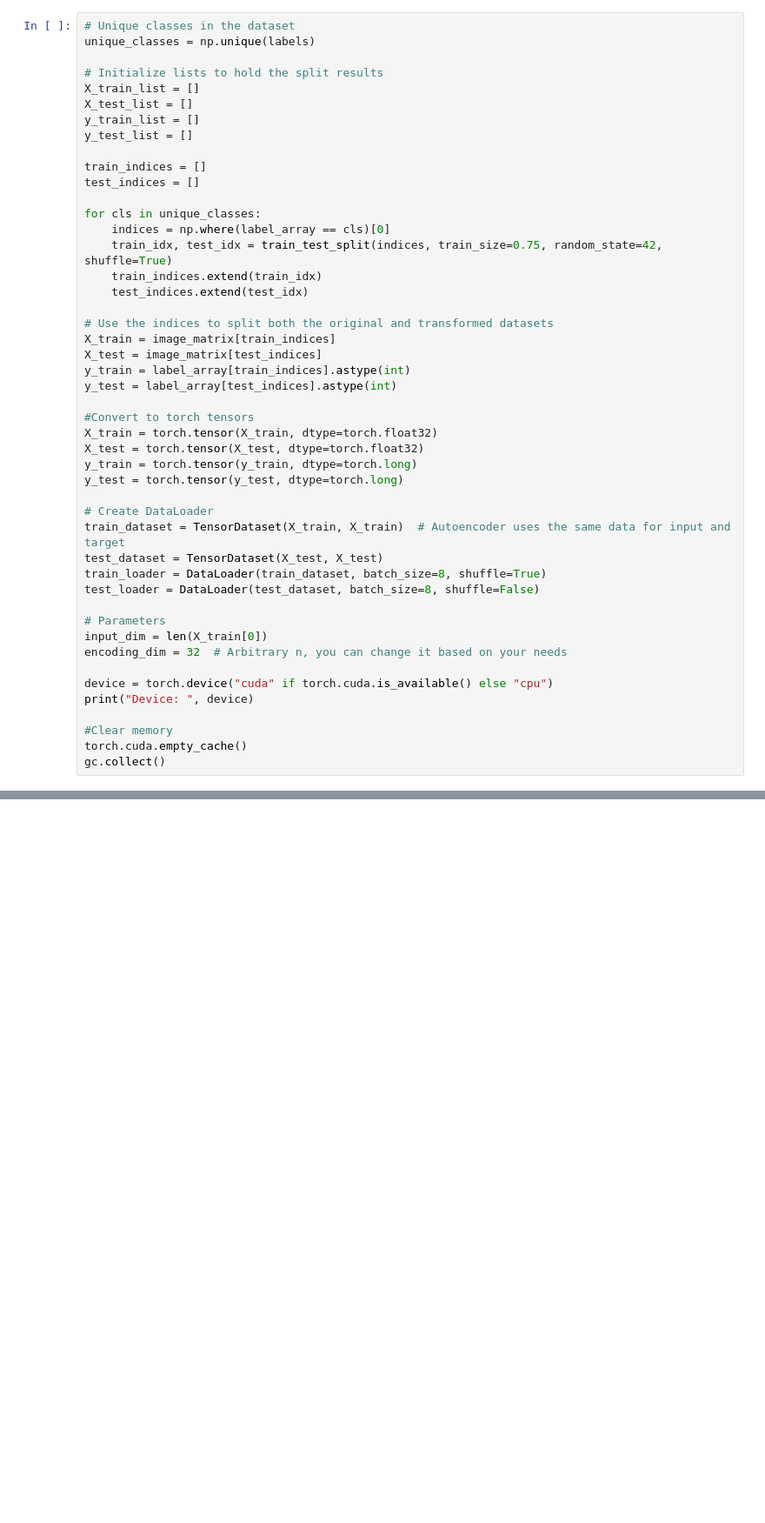
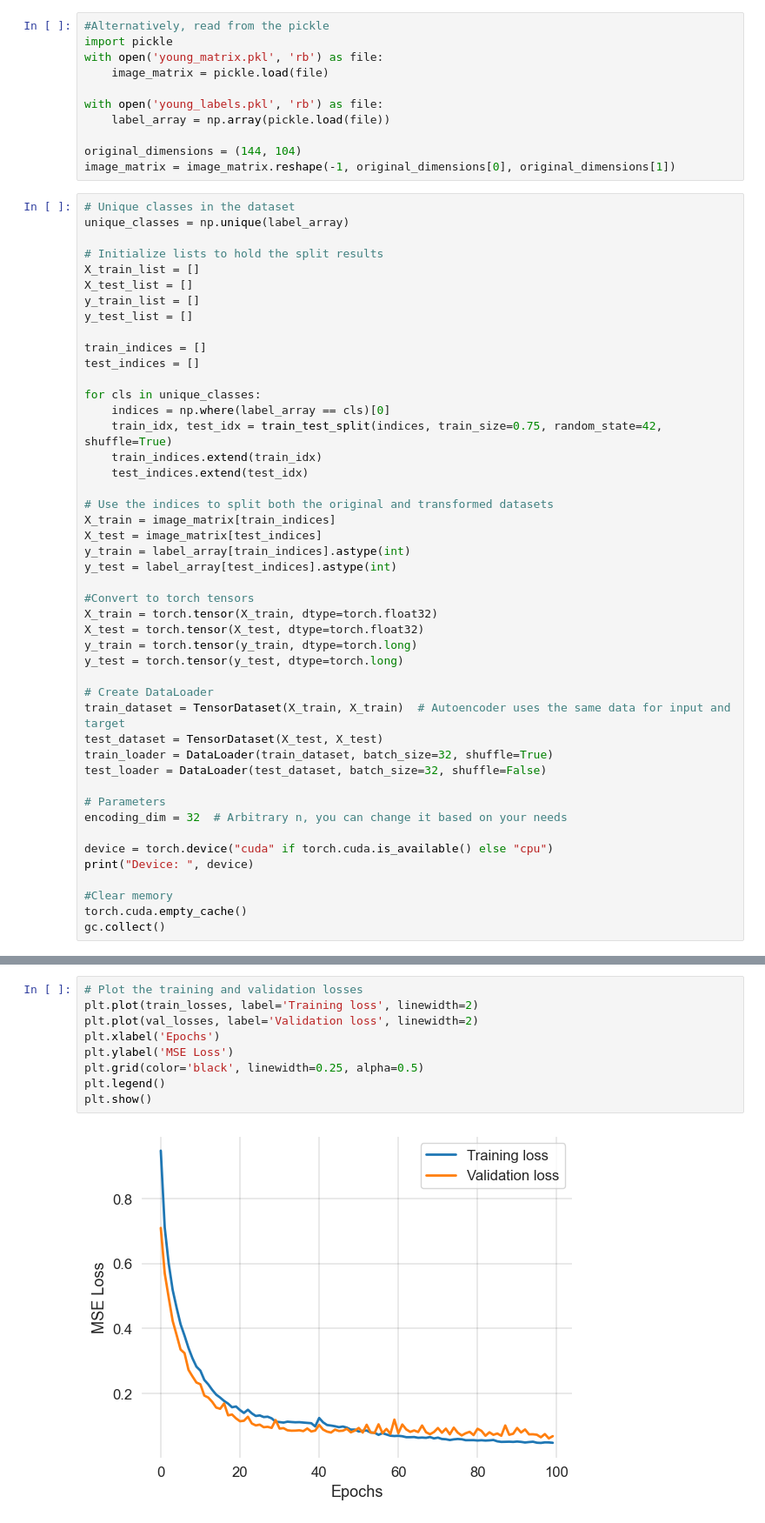
Before and after one commit to yagizgencer/SSDP_project, a Jupyter notebook: convolutional_autoencoder.ipynb, the cells around one changed output, grey strips where cells are left out. Shown: that part at 87% size. Drawn from its saved outputs; the diff is of its cells as text; blank space fills up the shorter version.

```diff
--- a/convolutional_autoencoder.ipynb
+++ b/convolutional_autoencoder.ipynb
@@ -61,6 +61,17 @@ Labels array shape: (2414,)
+# %%
+#Alternatively, read from the pickle
+import pickle
+with open('young_matrix.pkl', 'rb') as file:
+    image_matrix = pickle.load(file)
+
+with open('young_labels.pkl', 'rb') as file:
+    label_array = np.array(pickle.load(file))
+
+original_dimensions = (144, 104)
+image_matrix = image_matrix.reshape(-1, original_dimensions[0], original_dimensions[1])
 # %%
 # Unique classes in the dataset
-unique_classes = np.unique(labels)
+unique_classes = np.unique(label_array)
 
 # Initialize lists to hold the split results
 X_train_list = []
@@ -92,11 +103,10 @@ y_test = torch.tensor(y_test, dtype=torch.long)
 # Create DataLoader
 train_dataset = TensorDataset(X_train, X_train)  # Autoencoder uses the same data for input and target
 test_dataset = TensorDataset(X_test, X_test)
-train_loader = DataLoader(train_dataset, batch_size=8, shuffle=True)
-test_loader = DataLoader(test_dataset, batch_size=8, shuffle=False)
+train_loader = DataLoader(train_dataset, batch_size=32, shuffle=True)
+test_loader = DataLoader(test_dataset, batch_size=32, shuffle=False)
 
 # Parameters
-input_dim = len(X_train[0])
 encoding_dim = 32  # Arbitrary n, you can change it based on your needs
 
 device = torch.device("cuda" if torch.cuda.is_available() else "cpu")
@@ -156,0 +234,11 @@ num_epochs = 100
+# %%
+# Plot the training and validation losses
+plt.plot(train_losses, label='Training loss', linewidth=2)
+plt.plot(val_losses, label='Validation loss', linewidth=2)
+plt.xlabel('Epochs')
+plt.ylabel('MSE Loss')
+plt.grid(color='black', linewidth=0.25, alpha=0.5)
+plt.legend()
+plt.show()
+# %% [output]
+[figure, added]
```
Also changed, not shown: parts of 15 cells of this notebook, 3 other files.
